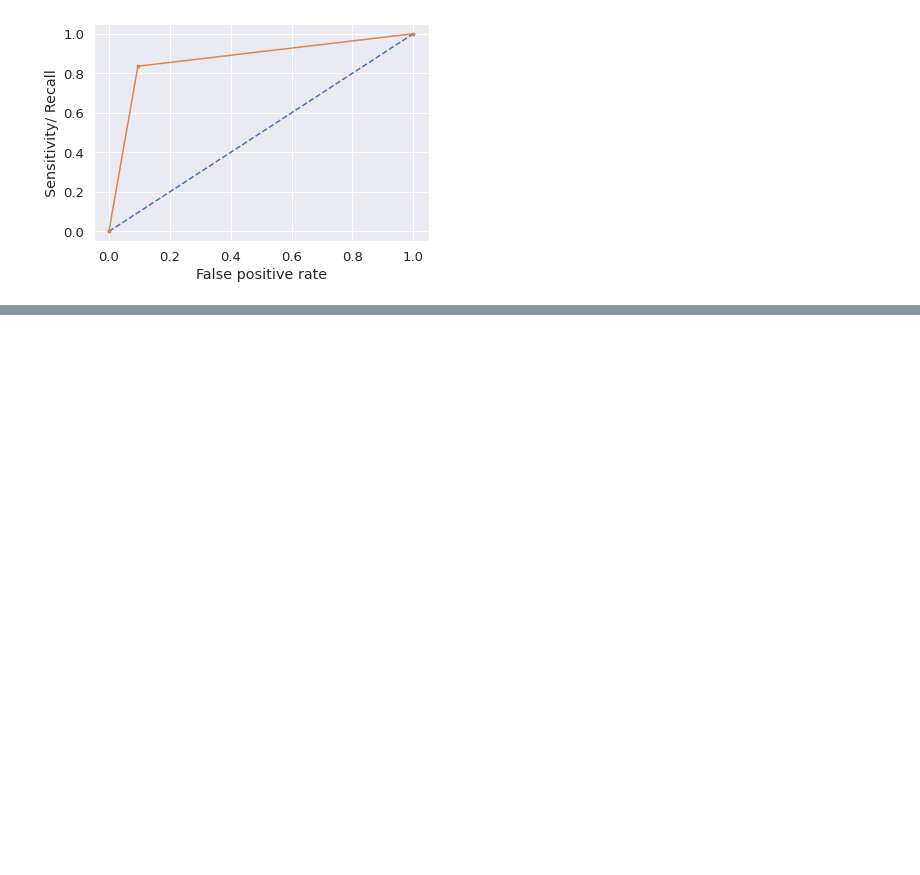
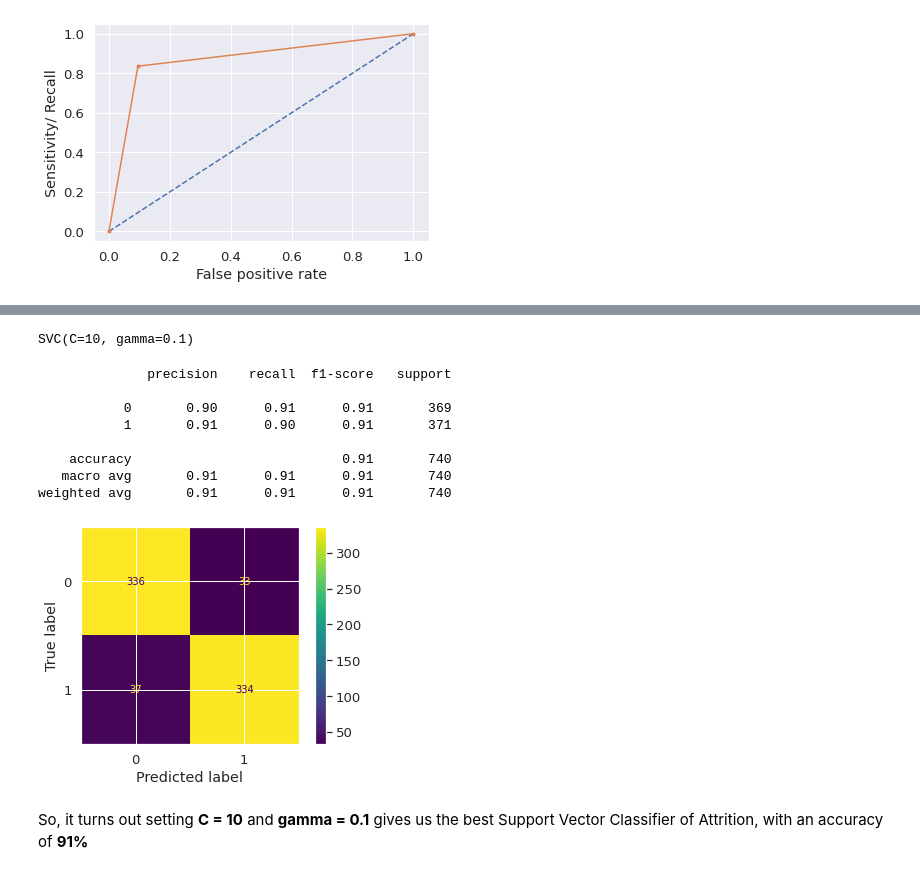
Before and after one commit to afnanrahman/EAFP, a Jupyter notebook: SVM_feature_selection_Wrapper.ipynb, the cells around one changed output, grey strips where cells are left out. Cells and saved outputs as stored; diff of their text form; code cells hidden in the pictures; blank space fills up the shorter version.

```diff
--- a/SVM_feature_selection_Wrapper.ipynb
+++ b/SVM_feature_selection_Wrapper.ipynb
@@ -387,0 +395,6 @@ AUC - Test Set: 87.03%
+# %%
+from sklearn.model_selection import GridSearchCV
+param_grid = {"C": [0.01, 0.1, 1, 10, 100],
+              "gamma": [0.01, 0.1, 1, 10, 100]}
+grid_cv = GridSearchCV(SVC(), param_grid, verbose=2)
+grid_cv.fit(X_train, Y_train)
@@ -387,0 +423,24 @@ AUC - Test Set: 87.03%
+# %%
+print(grid_cv.best_estimator_)
+# %% [output]
+SVC(C=10, gamma=0.1)
+# %%
+from sklearn.metrics import confusion_matrix, ConfusionMatrixDisplay, classification_report
+grid_pred = grid_cv.predict(X_test)
+cm = confusion_matrix(Y_test, grid_pred, labels=grid_cv.classes_)
+disp = ConfusionMatrixDisplay(confusion_matrix=cm, display_labels=grid_cv.classes_)
+disp.plot()
+
+print(classification_report(Y_test, grid_pred))
+# %% [output]
+              precision    recall  f1-score   support
+
+           0       0.90      0.91      0.91       369
+           1       0.91      0.90      0.91       371
+
+    accuracy                           0.91       740
+   macro avg       0.91      0.91      0.91       740
+weighted avg       0.91      0.91      0.91       740
+[figure, added]
+# %% [markdown]
+So, it turns out setting **C = 10** and **gamma = 0.1** gives us the best Support Vector Classifier of Attrition, with an accuracy of **91%**
```
Also changed, not shown: parts of 3 cells of this notebook.
